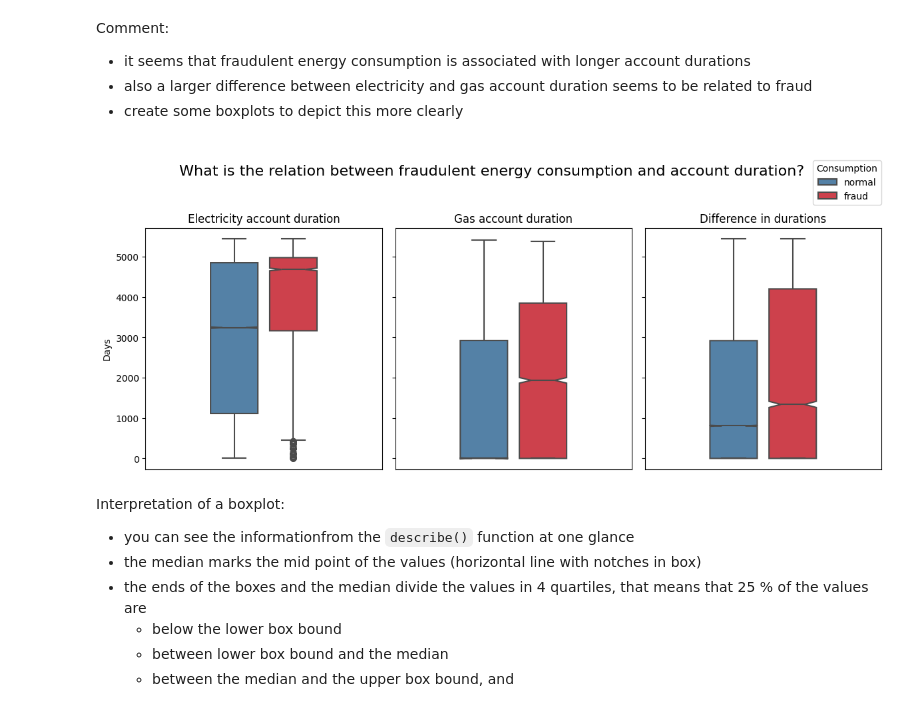
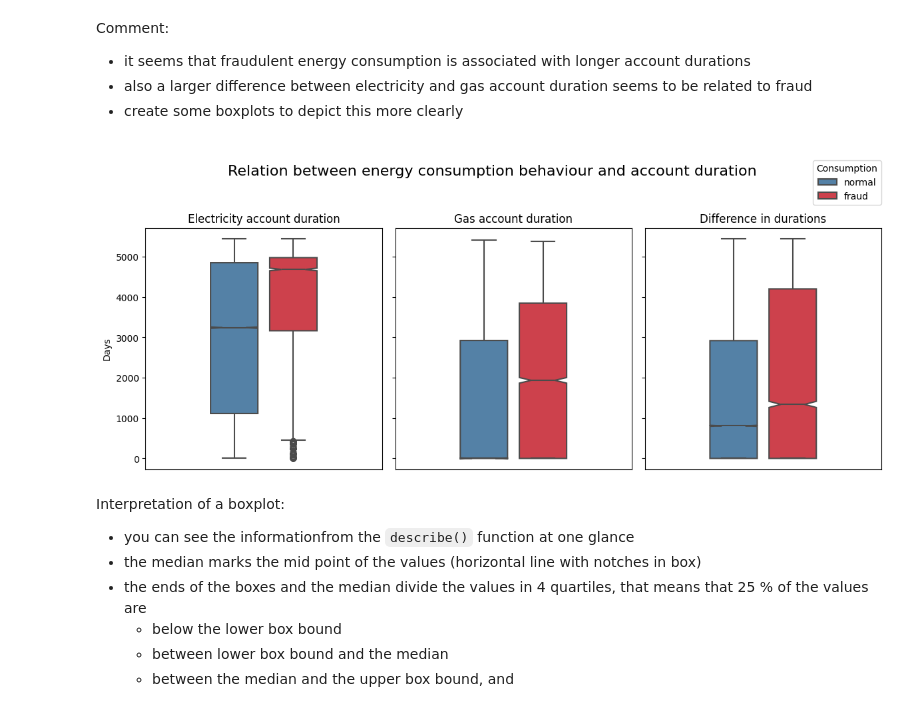
Before and after one commit to A-Lachs/ds_fraud_detection, a Jupyter notebook: EDA/EDA_notebook.ipynb, the cells around one changed output. Drawn from its saved outputs; the diff is of its cells as text; code cells hidden in the pictures.

```diff
--- a/EDA/EDA_notebook.ipynb
+++ b/EDA/EDA_notebook.ipynb
@@ -777,7 +777,7 @@ Comment:
 *   create some boxplots to depict this more clearly
 # %%
 fig, axes = plt.subplots(1, 3, figsize=(12,5), gridspec_kw={'width_ratios': [1, 1, 1]}, sharey=True)
-fig.suptitle(f'\nWhat is the relation between fraudulent energy consumption and account duration?', fontsize=16, verticalalignment='center')
+fig.suptitle(f'\nRelation between energy consumption behaviour and account duration', fontsize=16, verticalalignment='center')
 
 features = ['elec_acc_dur_days', 'gas_acc_dur_days', 'difference_acc_dur']
 y_labels = ['Electricity account duration','Gas account duration' , 'Difference in durations']
@@ -786,40 +786,40 @@ for subplot in range(0,3):
     sns.boxplot(ax=axes[subplot],
                 data=df_merged,
                 y=features[subplot],
-                #x='target',    # required for grouping before searborn v0.13.0
+                # x='target',    # required for grouping before searborn v0.13.0
                 hue='target',
                 palette=[COLOR_1, RED_COLORS[1]],
                 gap=.2,         # useful feature added in seaborn v0.13.0
                 width=.5,
                 linewidth=1.5,
                 notch=True
                 )
 
     axes[subplot].set_title(y_labels[subplot])
     axes[subplot].set_ylabel('')                # remove yaxis label
     axes[subplot].legend([],[], frameon=False)  # remove legend
     axes[subplot].set_xticks([])                # remove xticks
 
     if subplot == 0:
         axes[subplot].set_ylabel('Days')
     else:
        axes[subplot].set_ylabel('')
 
     if subplot == 2: # add custom legend to last subplot (and don't forget to change plt.tight_layout() accordingly!)
         legend_handles, _= axes[subplot].get_legend_handles_labels()
         axes[subplot].legend(legend_handles, ['normal', 'fraud'])
         sns.move_legend(axes[subplot],
                         title='Consumption',
                         bbox_to_anchor=(1.02, 1.3),
                         loc='upper right')  # remove label title
 
 plt.tight_layout(rect=[0, 0.03, 1, 1.15])
     # tight_layout only considers ticklabels, axis labels, and titles
     # adjustment with [left bottom, right, top] in normalized (0,1) space
     # increase top value to reduce space between top figures and suptitle (that is created when customizing the legend)
 plt.show()
 # %% [output]
-[figure, old version]
+[figure, new version]
 # %% [markdown]
 Interpretation of a boxplot:
 *   you can see the informationfrom the `describe()` function at one glance
```
Also changed, not shown: parts of 29 cells of this notebook, 2 other files.
